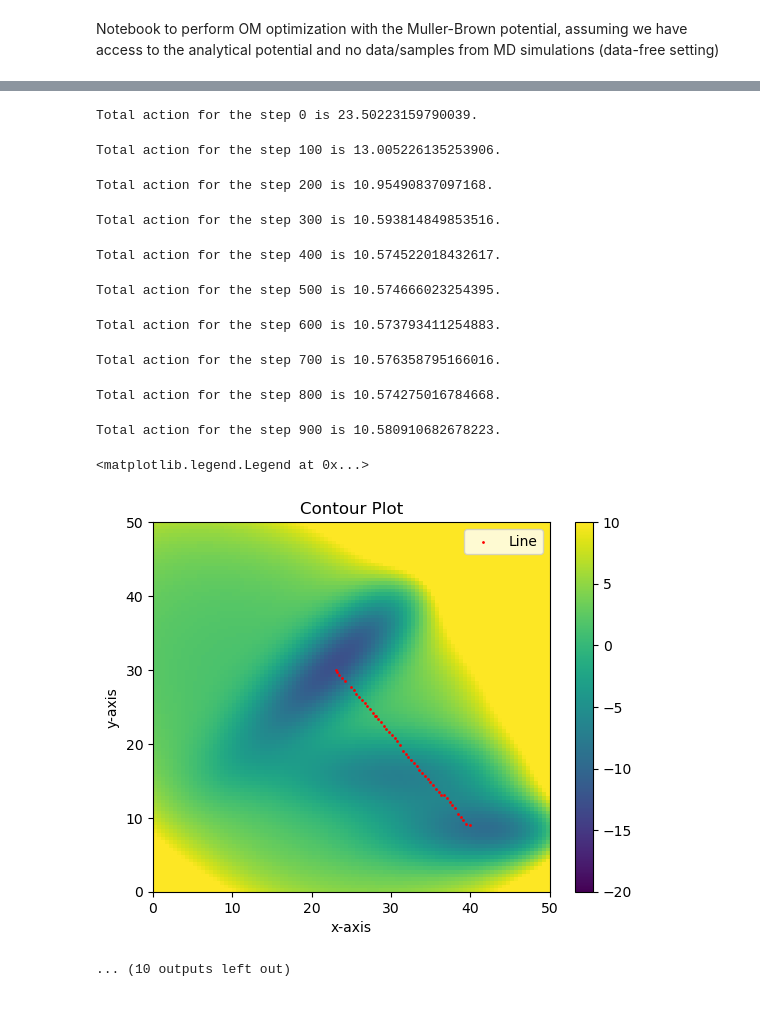
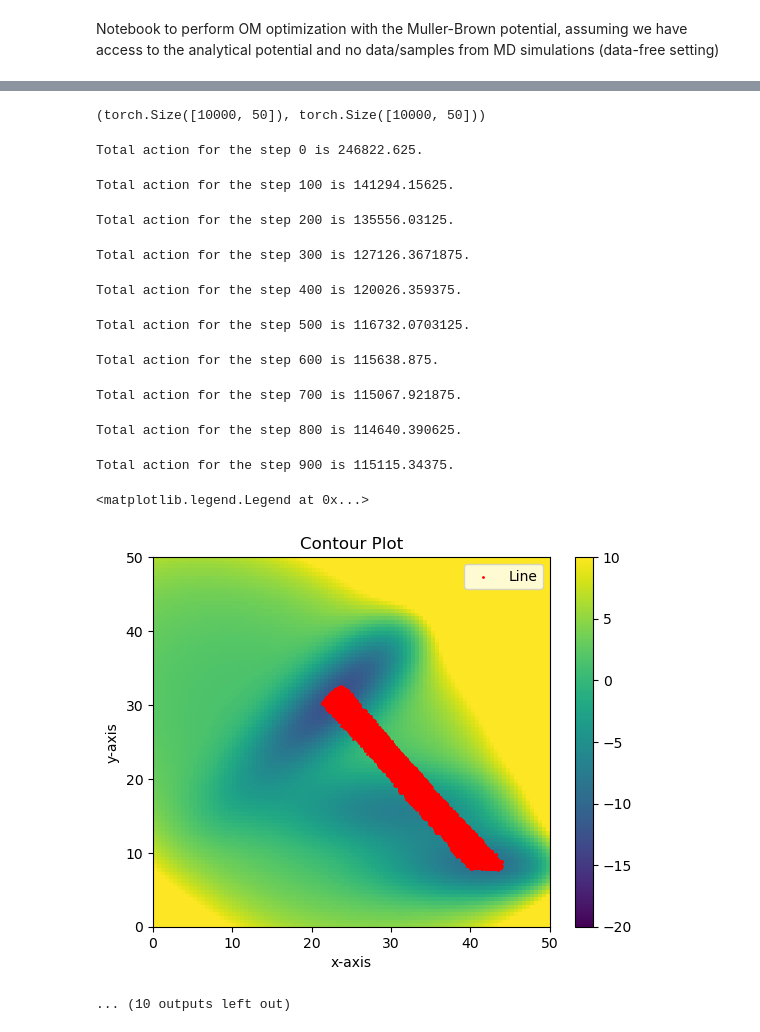
Before and after one commit to michael-psenka/OM-TPS, a Jupyter notebook: mb_analytical.ipynb, the cells around one changed output, grey strips where cells are left out. Cells and saved outputs as stored; diff of their text form; code cells hidden in the pictures.

Commit message:
add option to do warmup NVT simulations in basins before analytical OM optimization

```diff
--- a/mb_analytical.ipynb
+++ b/mb_analytical.ipynb
@@ -36,0 +67,15 @@ tensor([ 0.2582, -0.3323], device='cuda:0')
+# %%
+# Run warmup NVT simulations in the basins
+
+from mb_dataset import MBDataset
+from mb_calculator import MullerBrownPotential
+from copy import deepcopy
+
+# run unbiased MD, using the OM-optimized path as initial conditions
+# (use this to make a dataset for diffusion model training)
+calculator = MullerBrownPotential(device = "cpu")
+x0_dataset = MBDataset(calculator = calculator, initial_positions = x0.unsqueeze(0).cpu(), timestep = 5.0, temperature = 700, n_steps = 100, n_sims = 100, gamma = 0.001)
+xf_dataset = MBDataset(calculator = calculator, initial_positions = xf.unsqueeze(0).cpu(), timestep = 5.0, temperature = 700, n_steps = 100, n_sims = 100, gamma = 0.001)
+
+visualize_mb_data(x0_dataset, title="Initial Conditions for OM Optimization")
+visualize_mb_data(xf_dataset, title="Final Conditions for OM Optimization")
@@ -37,5 +87,10 @@ tensor([ 0.2582, -0.3323], device='cuda:0')
+# %%
+line_density = 50 # path length
+# %% [output]
+(torch.Size([10000, 50]), torch.Size([10000, 50]))
 # %%
 """Optimization Hyperparameters"""
+from functorch import vmap
 line_density = 50 # path length
 dt = 0.1 # time step to use in action
 gamma = torch.tensor(0.1) # gamma value to use in action
@@ -47,11 +102,18 @@ action_func = action_cls(force_func = potential.sample_force_func, laplace_func
 
 iterations = 1000 # number of optimization steps
 alpha = 2e-1 # learning rate
+subsample_points_percent = 0.75 # percentage of points to subsample
+subsample_dimensions_percent = 0.75 # percentage of dimensions to subsample
 write_every = 100 # how often to write to gif
 
-line_x = torch.linspace(x0[0], xf[0],line_density)
-line_y = torch.linspace(x0[1], xf[1], line_density)
-line_points = torch.stack((line_x, line_y), axis=-1).to(args.device)
+# line_x = torch.linspace(x0[0], xf[0],line_density)
+# line_y = torch.linspace(x0[1], xf[1], line_density)
+# line_points = torch.stack((line_x, line_y), axis=-1).to(args.device) # shape [line_density, 2]
+start_pos = x0_dataset.all_pos.squeeze()
+end_pos = xf_dataset.all_pos.squeeze()
+line_x = torch.stack([torch.linspace(start[0], end[0], line_density) for start, end in zip(start_pos, end_pos)])
+line_y = torch.stack([torch.linspace(start[1], end[1], line_density) for start, end in zip(start_pos, end_pos)])
+line_points = torch.stack([line_x, line_y], dim=-1).to(args.device) # shape [n_sims, line_density, 2]
 
 optimizer = torch.optim.Adam([line_points], lr = alpha)
 
@@ -63,20 +125,28 @@ ratios = []
 actions = []
 for i in pbar:
     line_points.requires_grad = True
-    action = action_func(line_points)
-    if action < min_action:
-        min_action = action
-        best_path = line_points.detach().cpu()
+    action = vmap(action_func)(line_points)
 
-
-    total_action = action
+    total_action = action.sum()
 
     optimizer.zero_grad()
 
     grads, = torch.autograd.grad(total_action, line_points)
 
     with torch.no_grad():
-        grads[0,:], grads[-1,:] = torch.zeros(2).to(args.device), torch.zeros(2).to(args.device)
+        grads[:, 0], grads[:, -1] = torch.zeros(2).to(args.device), torch.zeros(2).to(args.device)
+
+        # Subsample points
+        num_points = line_density - int(subsample_points_percent * line_density)
+        bad_idx = torch.randperm(line_density)[:num_points]
+        grads[:, bad_idx] = 0
+
+        # Subsample dimensions
+        rand = torch.rand_like(grads)
+        keep_idx = rand < subsample_dimensions_percent
+        grads = grads * keep_idx
+
+
         line_points.grad = grads
         optimizer.step()
 
@@ -98,45 +168,45 @@ for i in pbar:
 
         x, y = torch.meshgrid(x_values.to(args.device), y_values.to(args.device), indexing = 'xy')
         z = potential.U_split(x, y).cpu()
 
         fig, ax = plt.subplots()
         colorbar = ax.imshow(z, extent=(x_values.min(), x_values.max(), y_values.min(), y_values.max()), vmin=potential.U_min, vmax=potential.U_max, origin='lower', cmap='viridis', aspect='auto')
         ax.set(xlabel="x-axis", ylabel="y-axis", title="Contour Plot")
         plt.colorbar(colorbar)
 
-        scatter_plot = ax.scatter(draw_points[:,0], draw_points[:,1], s=1, c='red', label='Line')
+        scatter_plot = ax.scatter(draw_points[:,:, 0], draw_points[:,:, 1], s=1, c='red', label='Line')
         # quiver_plot = ax.quiver(draw_points[:,0], draw_points[:,1], -grads[:,0], -grads[:,1], scale_units='xy', angles='xy', color='blue', alpha=0.7)
         ax.legend()
 
         fig.canvas.draw()
         image = np.frombuffer(fig.canvas.tostring_rgb(), dtype="uint8")
         image = image.reshape(
             fig.canvas.get_width_height()[::-1] + (3,)
         )
         gif_data.append(image)
 
 action_str = "S2" if action_func == S2Action else "simple"
 imageio.mimsave(f'MB_{action_str}_linedensity={line_density}_gamma={round(gamma.item(), 1)}_dt={round(dt, 1)}_D={round(D.item(), 1)}.gif', gif_data, fps=3)
 
 plt.figure()
 plt.plot(ratios, label = "Log Ratio of Gradient Update to Path Value")
 plt.plot(actions, label = "OM Actions")
 plt.yscale('log')
 plt.xlabel("OM Optimization Iteration")
 plt.legend()
 # %% [output]
-Total action for the step 0 is 23.50223159790039.
+Total action for the step 0 is 246822.625.
-Total action for the step 100 is 13.005226135253906.
+Total action for the step 100 is 141294.15625.
-Total action for the step 200 is 10.95490837097168.
+Total action for the step 200 is 135556.03125.
-Total action for the step 300 is 10.593814849853516.
+Total action for the step 300 is 127126.3671875.
-Total action for the step 400 is 10.574522018432617.
+Total action for the step 400 is 120026.359375.
-Total action for the step 500 is 10.574666023254395.
+Total action for the step 500 is 116732.0703125.
-Total action for the step 600 is 10.573793411254883.
+Total action for the step 600 is 115638.875.
-Total action for the step 700 is 10.576358795166016.
+Total action for the step 700 is 115067.921875.
-Total action for the step 800 is 10.574275016784668.
+Total action for the step 800 is 114640.390625.
-Total action for the step 900 is 10.580910682678223.
+Total action for the step 900 is 115115.34375.
 <matplotlib.legend.Legend at 0x...>
-[figure, old version]
+[figure, new version]
 ... (10 outputs left out)
 # %%
 from mb_dataset import MBDataset
```
Also changed, not shown: parts of 6 cells of this notebook, 2 other files.
